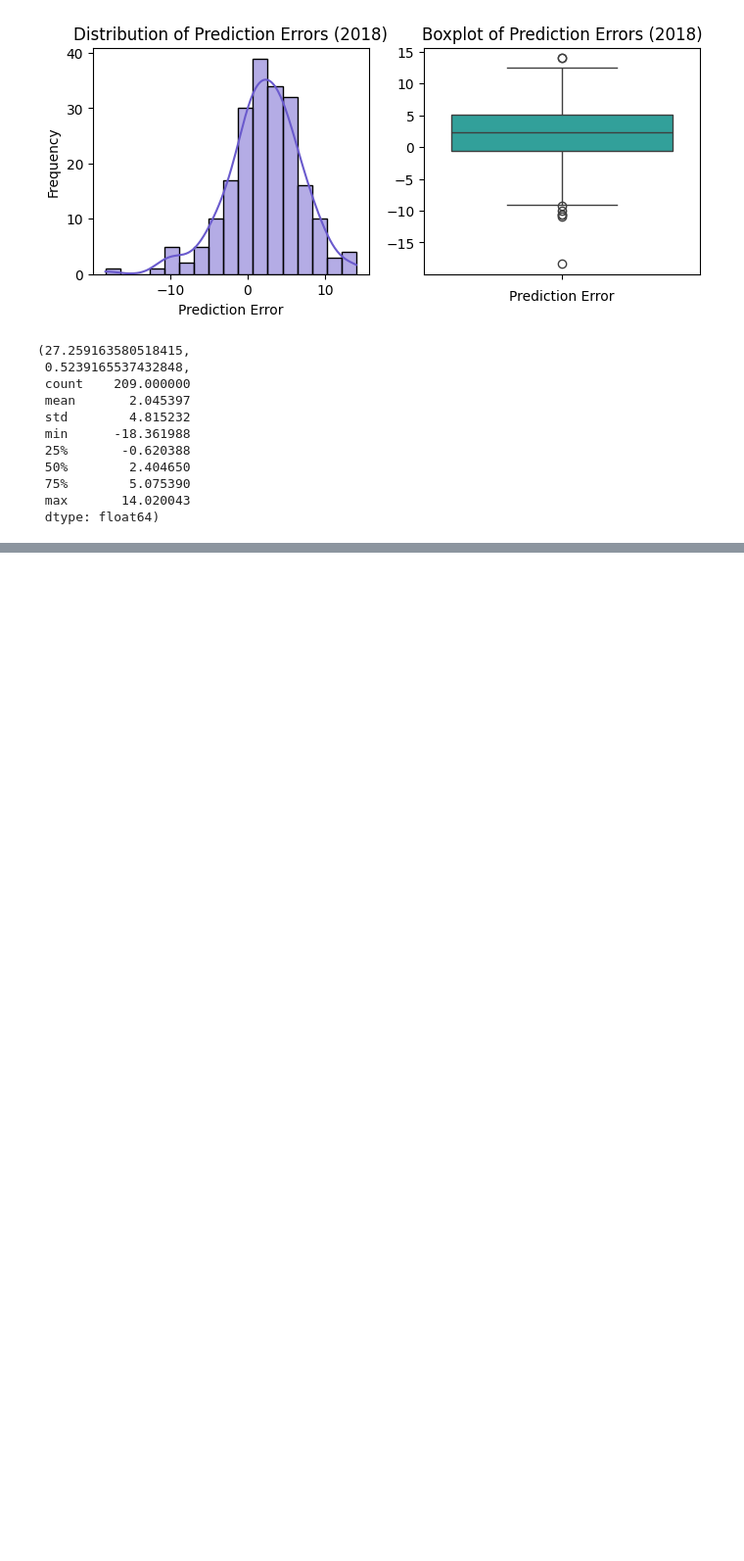
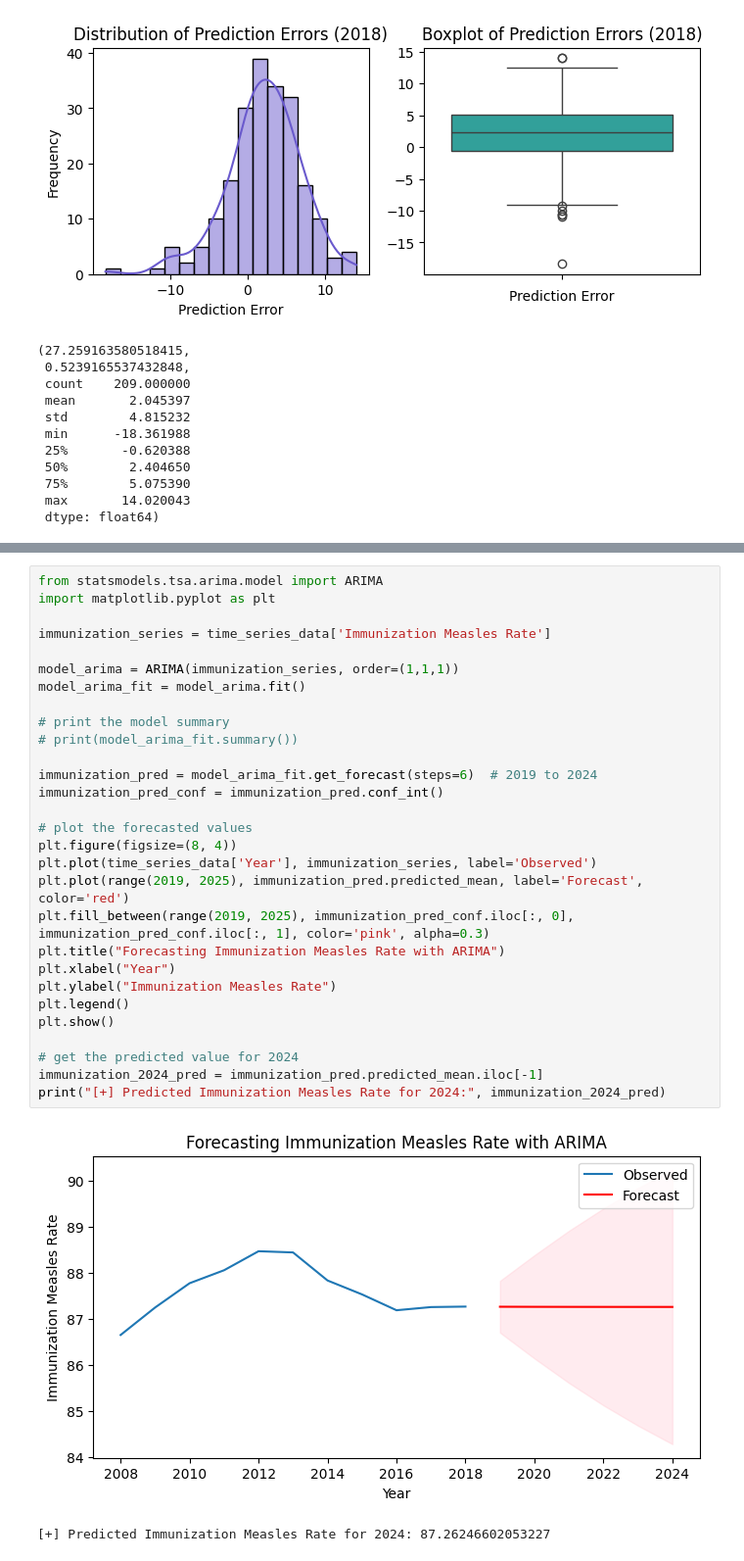
Before and after one commit to LiferLifer/EE340_SLforDS_Final_Project, a Jupyter notebook: project_01/task5.ipynb, the cells around one changed output, grey strips where cells are left out. Shown at 98% size. Drawn from its saved outputs; the diff is of its cells as text; blank space fills up the shorter version.

```diff
--- a/project_01/task5.ipynb
+++ b/project_01/task5.ipynb
@@ -720,0 +897,32 @@ mse_2018, r2_2018, prediction_errors.describe()
+# %%
+from statsmodels.tsa.arima.model import ARIMA
+import matplotlib.pyplot as plt
+
+immunization_series = time_series_data['Immunization Measles Rate']
+
+model_arima = ARIMA(immunization_series, order=(1,1,1))
+model_arima_fit = model_arima.fit()
+
+# print the model summary
+# print(model_arima_fit.summary())
+
+immunization_pred = model_arima_fit.get_forecast(steps=6)  # 2019 to 2024
+immunization_pred_conf = immunization_pred.conf_int()
+
+# plot the forecasted values
+plt.figure(figsize=(8, 4))
+plt.plot(time_series_data['Year'], immunization_series, label='Observed')
+plt.plot(range(2019, 2025), immunization_pred.predicted_mean, label='Forecast', color='red')
+plt.fill_between(range(2019, 2025), immunization_pred_conf.iloc[:, 0], immunization_pred_conf.iloc[:, 1], color='pink', alpha=0.3)
+plt.title("Forecasting Immunization Measles Rate with ARIMA")
+plt.xlabel("Year")
+plt.ylabel("Immunization Measles Rate")
+plt.legend()
+plt.show()
+
+# get the predicted value for 2024
+immunization_2024_pred = immunization_pred.predicted_mean.iloc[-1]
+print("[+] Predicted Immunization Measles Rate for 2024:", immunization_2024_pred)
+# %% [output]
+[figure, added]
+[+] Predicted Immunization Measles Rate for 2024: 87.26246602053227
```
Also changed, not shown: parts of 14 cells of this notebook, 2 other files.
